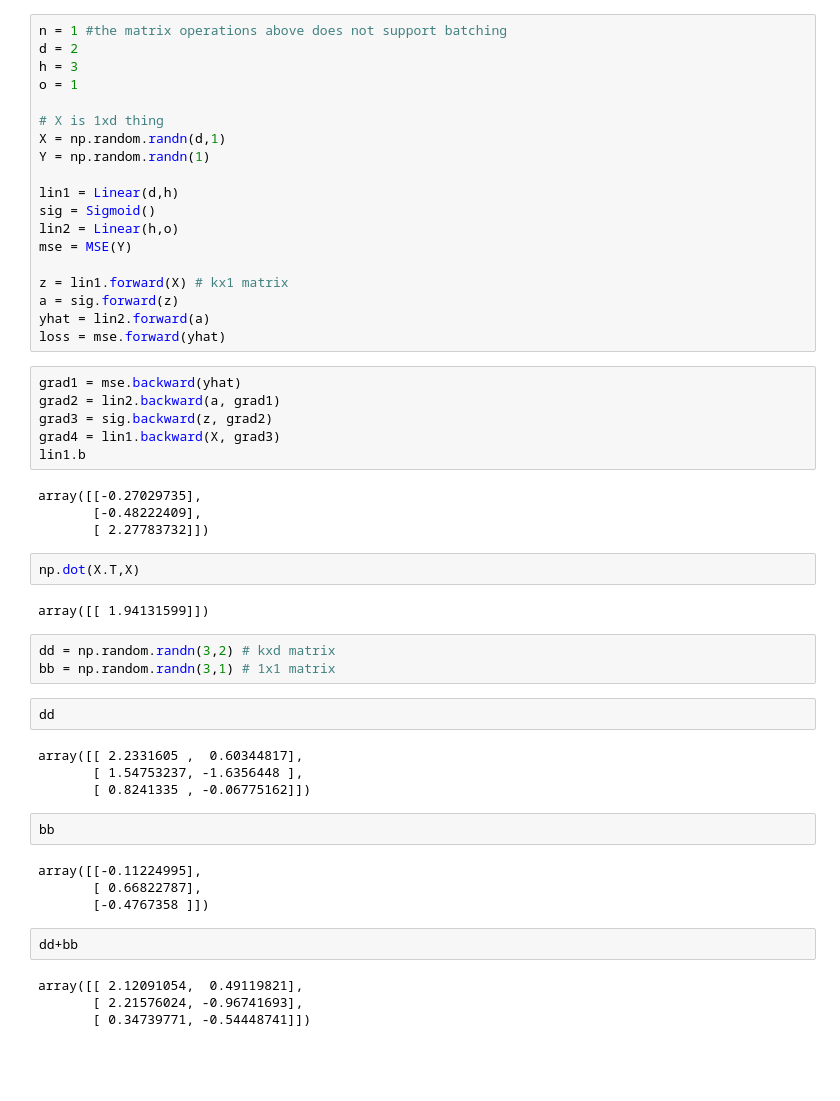
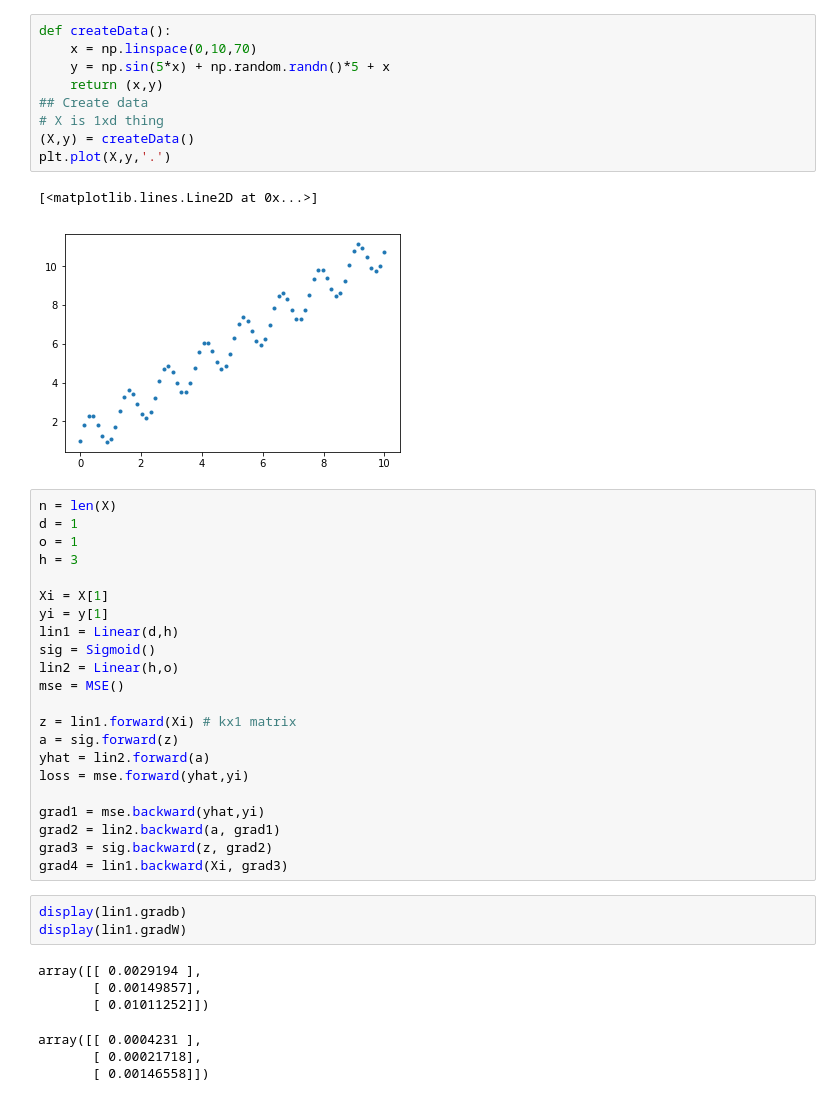
Before and after one commit to gursimar/dl-torch, a Jupyter notebook: Basic neural network.ipynb, the cells around one changed output. Saved outputs shown, nothing was run; the diff lists cells and outputs as text; blank space fills up the shorter version.

```diff
--- a/Basic neural network.ipynb
+++ b/Basic neural network.ipynb
@@ -72,54 +72,44 @@ class MSE:
+# %%
+def createData():
+    x = np.linspace(0,10,70)
+    y = np.sin(5*x) + np.random.randn()*5 + x
+    return (x,y)
+## Create data
+# X is 1xd thing
+(X,y) = createData()
+plt.plot(X,y,'.')
+# %% [output]
+[<matplotlib.lines.Line2D at 0x...>]
+[figure, added]
 # %%
-n = 1 #the matrix operations above does not support batching
-d = 2
+n = len(X)
+d = 1
+o = 1
 h = 3
-o = 1
 
-# X is 1xd thing
-X = np.random.randn(d,1)
-Y = np.random.randn(1)
-
+Xi = X[1]
+yi = y[1]
 lin1 = Linear(d,h)
 sig = Sigmoid()
 lin2 = Linear(h,o)
-mse = MSE(Y)
+mse = MSE()
 
-z = lin1.forward(X) # kx1 matrix
+z = lin1.forward(Xi) # kx1 matrix
 a = sig.forward(z)
 yhat = lin2.forward(a)
-loss = mse.forward(yhat)
+loss = mse.forward(yhat,yi)
+
+grad1 = mse.backward(yhat,yi)
+grad2 = lin2.backward(a, grad1)
+grad3 = sig.backward(z, grad2)
+grad4 = lin1.backward(Xi, grad3)
-# %%
-grad1 = mse.backward(yhat)
-grad2 = lin2.backward(a, grad1)
-grad3 = sig.backward(z, grad2)
-grad4 = lin1.backward(X, grad3)
-lin1.b
-# %% [output]
-array([[-0.27029735],
-       [-0.48222409],
-       [ 2.27783732]])
-# %%
-np.dot(X.T,X)
-# %% [output]
-array([[ 1.94131599]])
-# %%
-dd = np.random.randn(3,2) # kxd matrix
-bb = np.random.randn(3,1) # 1x1 matrix
-# %%
-dd
-# %% [output]
-array([[ 2.2331605 ,  0.60344817],
-       [ 1.54753237, -1.6356448 ],
-       [ 0.8241335 , -0.06775162]])
-# %%
-bb
-# %% [output]
-array([[-0.11224995],
-       [ 0.66822787],
-       [-0.4767358 ]])
-# %%
-dd+bb
-# %% [output]
-array([[ 2.12091054,  0.49119821],
-       [ 2.21576024, -0.96741693],
-       [ 0.34739771, -0.54448741]])
+# %%
+display(lin1.gradb)
+display(lin1.gradW)
+# %% [output]
+array([[ 0.0029194 ],
+       [ 0.00149857],
+       [ 0.01011252]])
+array([[ 0.0004231 ],
+       [ 0.00021718],
+       [ 0.00146558]])
```
Also changed, not shown: parts of 12 cells of this notebook.
